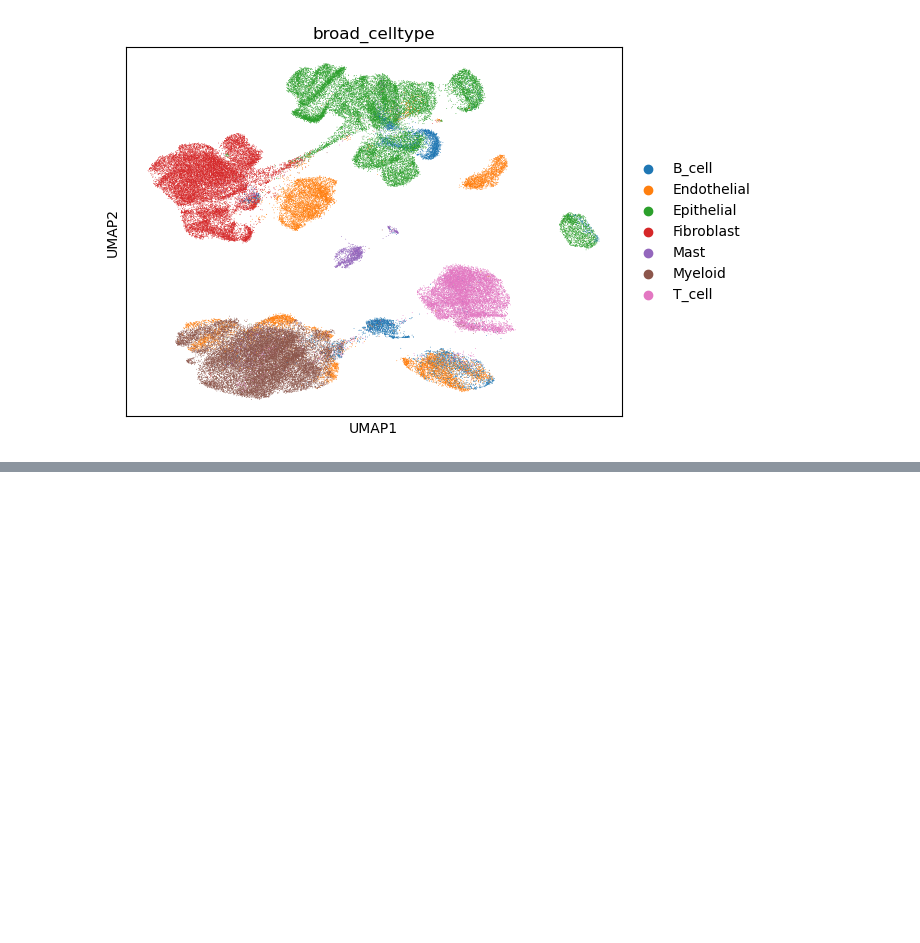
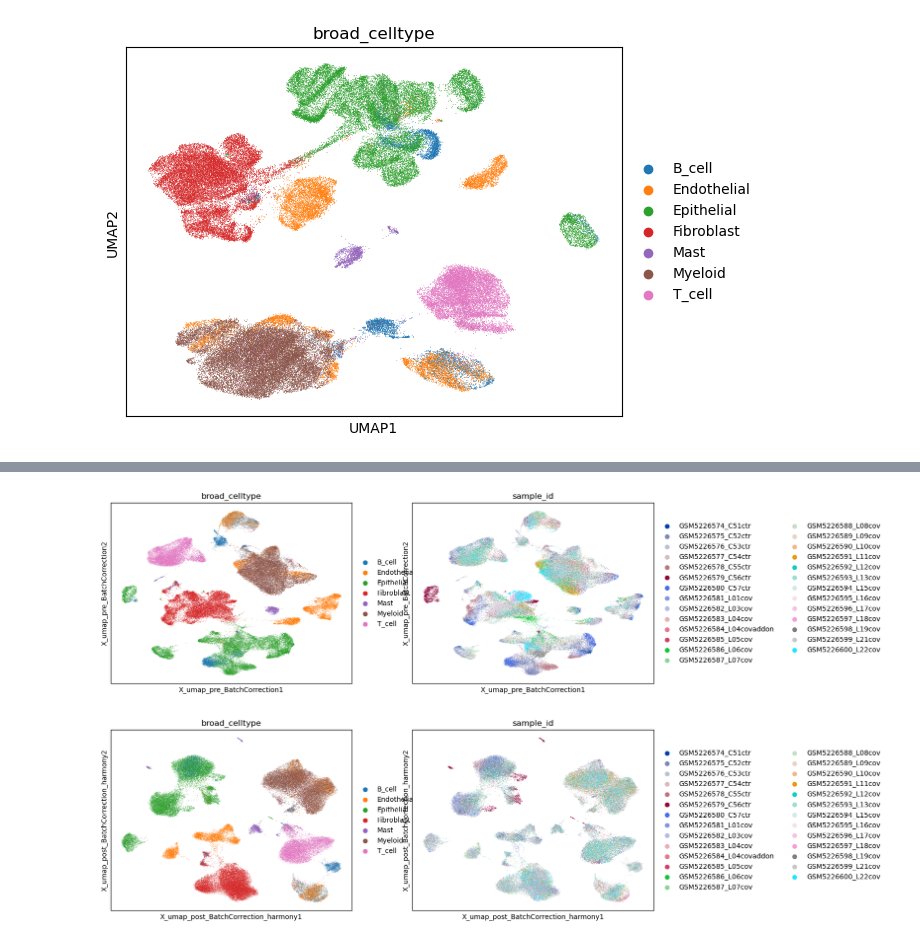
Before and after one commit to Irfanwustl/scRNA-seq-pipeline, a Jupyter notebook: examples/Melms_Nature_2021_v2.ipynb, the cells around one changed output, grey strips where cells are left out. Cells and saved outputs as stored; diff of their text form; code cells hidden in the pictures; blank space fills up the shorter version.

Commit message:
batch corrected

```diff
--- a/examples/Melms_Nature_2021_v2.ipynb
+++ b/examples/Melms_Nature_2021_v2.ipynb
@@ -476,0 +598,6 @@ sc.pl.umap(combined, color='broad_celltype')
+# %%
+sc.pl.embedding(adata_int, basis="X_umap_pre_BatchCorrection",  color=["broad_celltype", "sample_id"])
+sc.pl.embedding(adata_int, basis="X_umap_post_BatchCorrection_harmony", color=["broad_celltype", "sample_id"])
+# %% [output]
+[figure, added]
+[figure, added]
```
Also changed, not shown: parts of 5 cells of this notebook, 6 other files.
